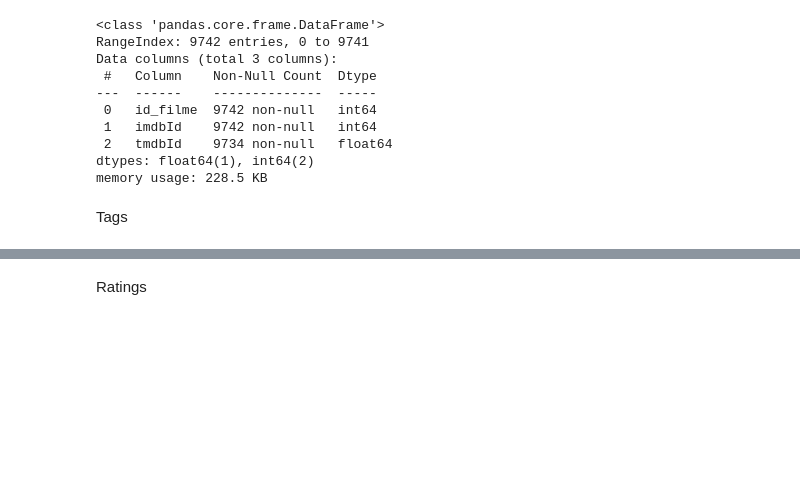
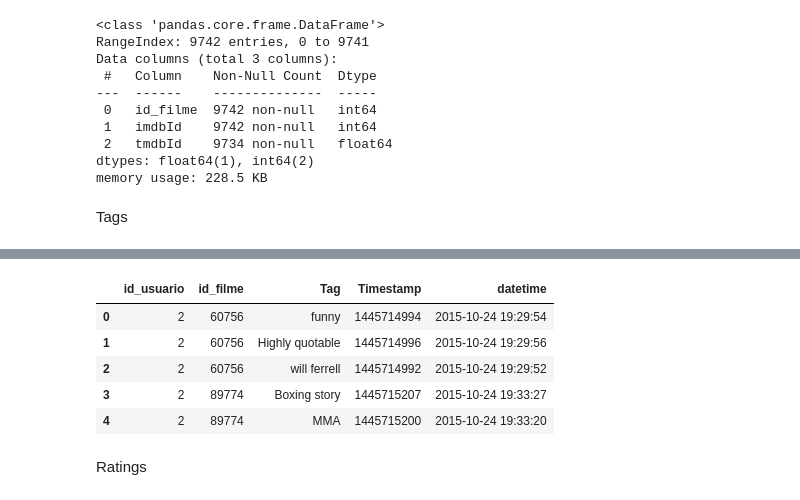
Before and after one commit to RobsonGFerrarezi/TrabalhoAmbientesInteligentes_N2_GRUPO2, a Jupyter notebook: TrabalhoN2_AmbientesInteligentes_Grupo2.ipynb, the cells around one changed output, grey strips where cells are left out. Cells and saved outputs as stored; diff of their text form; code cells hidden in the pictures; blank space fills up the shorter version.

```diff
--- a/TrabalhoN2_AmbientesInteligentes_Grupo2.ipynb
+++ b/TrabalhoN2_AmbientesInteligentes_Grupo2.ipynb
@@ -153,0 +165,4 @@ Tags
+# %%
+# Renomeando colunas
+tags.rename(columns={'userId':'id_usuario','movieId':'id_filme', 'tag':'Tag', 'timestamp':'Timestamp'}, inplace = True)
+tags.head()
@@ -154,3 +191,14 @@ Tags
+# %%
+#criando uma nova coluna no formato datetime para leitura do Timestamp
+tags['datetime'] = pd.to_datetime(tags['Timestamp'], unit='s')
+tags.head()
+# %% [output]
+|  | id_usuario | id_filme | Tag | Timestamp | datetime |
+| 0 | 2 | 60756 | funny | 1445714994 | 2015-10-24 19:29:54 |
+| 1 | 2 | 60756 | Highly quotable | 1445714996 | 2015-10-24 19:29:56 |
+| 2 | 2 | 60756 | will ferrell | 1445714992 | 2015-10-24 19:29:52 |
+| 3 | 2 | 89774 | Boxing story | 1445715207 | 2015-10-24 19:33:27 |
+| 4 | 2 | 89774 | MMA | 1445715200 | 2015-10-24 19:33:20 |
 # %% [markdown]
 Ratings
 # %%
```
Also changed, not shown: parts of 5 cells of this notebook.
